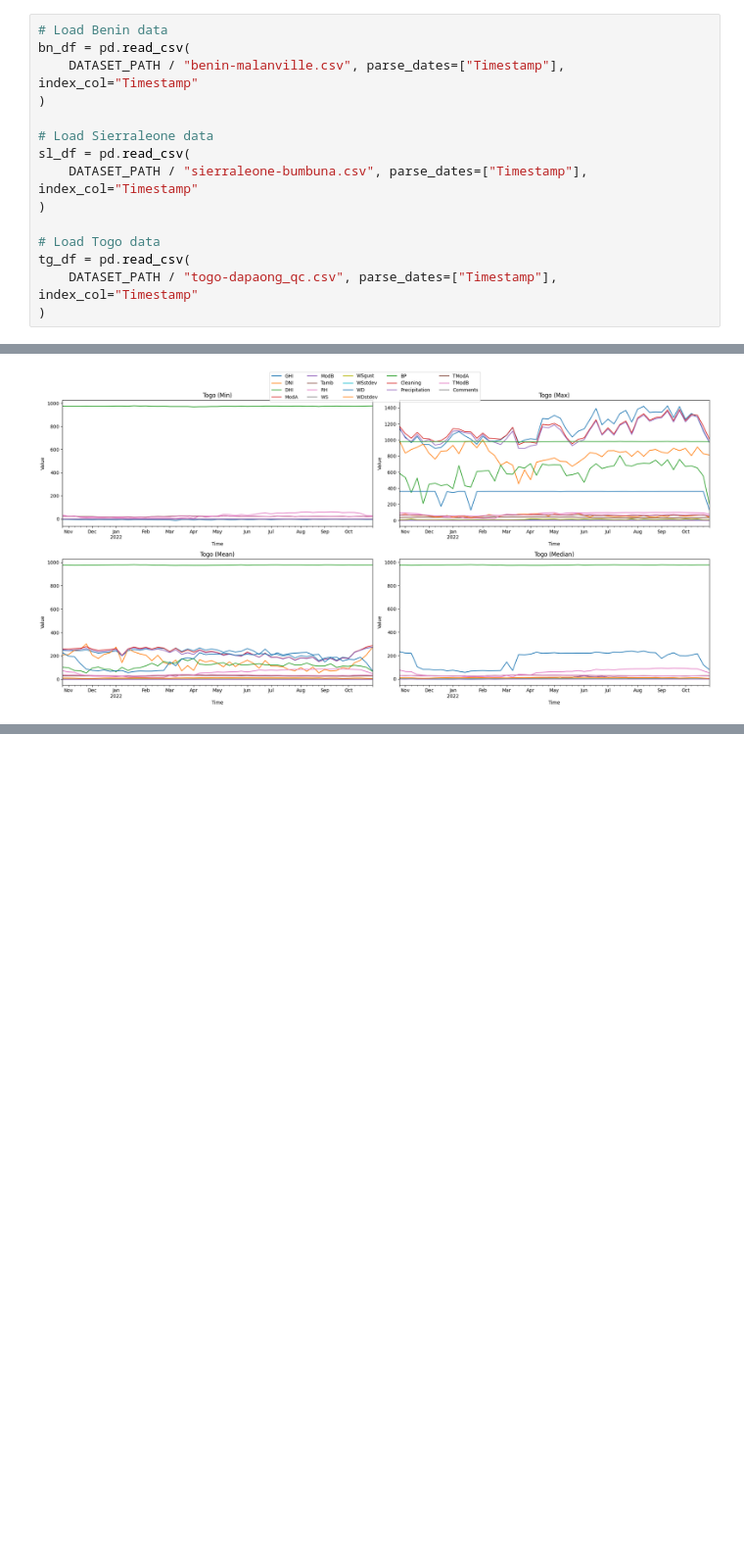
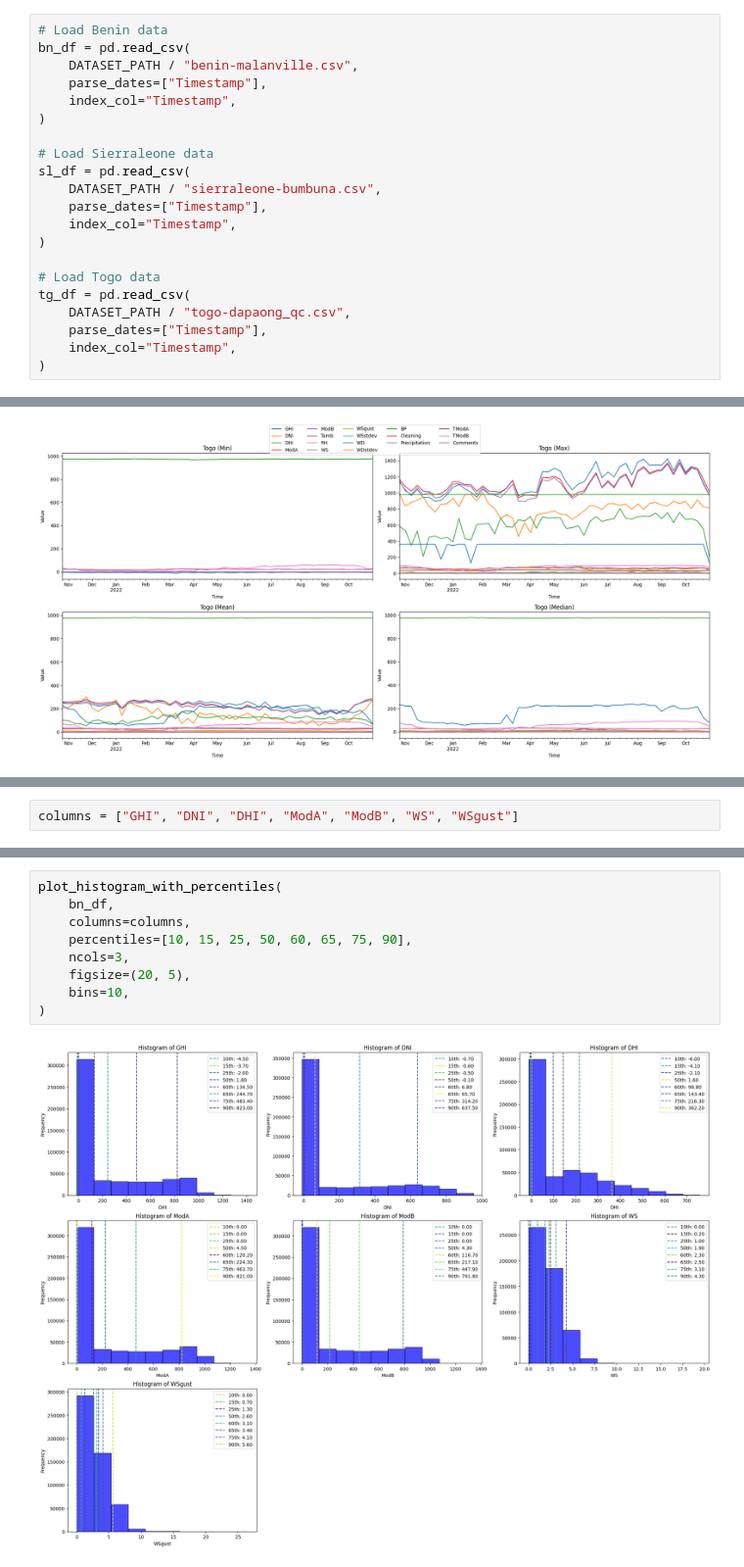
Before and after one commit to wendirad/solar-farm-insight, a Jupyter notebook: notebooks/analysis.ipynb, the cells around one changed output, grey strips where cells are left out. Shown at 98% size. Drawn from its saved outputs; the diff is of its cells as text; blank space fills up the shorter version.

```diff
--- a/notebooks/analysis.ipynb
+++ b/notebooks/analysis.ipynb
@@ -46,17 +50,23 @@ print(*list((EXTRACTION_OUTPUT_PATH / "data").glob("*.csv")), sep="\n")
 # %%
 # Load Benin data
 bn_df = pd.read_csv(
-    DATASET_PATH / "benin-malanville.csv", parse_dates=["Timestamp"], index_col="Timestamp"
+    DATASET_PATH / "benin-malanville.csv",
+    parse_dates=["Timestamp"],
+    index_col="Timestamp",
 )
 
 # Load Sierraleone data
 sl_df = pd.read_csv(
-    DATASET_PATH / "sierraleone-bumbuna.csv", parse_dates=["Timestamp"], index_col="Timestamp"
+    DATASET_PATH / "sierraleone-bumbuna.csv",
+    parse_dates=["Timestamp"],
+    index_col="Timestamp",
 )
 
 # Load Togo data
 tg_df = pd.read_csv(
-    DATASET_PATH / "togo-dapaong_qc.csv", parse_dates=["Timestamp"], index_col="Timestamp"
+    DATASET_PATH / "togo-dapaong_qc.csv",
+    parse_dates=["Timestamp"],
+    index_col="Timestamp",
 )
 # %%
 print("Benin:", bn_df.shape)
@@ -207,0 +220,2 @@ plot_statistical_summary(
+# %%
+columns = ["GHI", "DNI", "DHI", "ModA", "ModB", "WS", "WSgust"]
@@ -207,0 +229,11 @@ plot_statistical_summary(
+# %%
+plot_histogram_with_percentiles(
+    bn_df,
+    columns=columns,
+    percentiles=[10, 15, 25, 50, 60, 65, 75, 90],
+    ncols=3,
+    figsize=(20, 5),
+    bins=10,
+)
+# %% [output]
+[figure, added]
```
Also changed, not shown: parts of 16 cells of this notebook, 3 other files.
